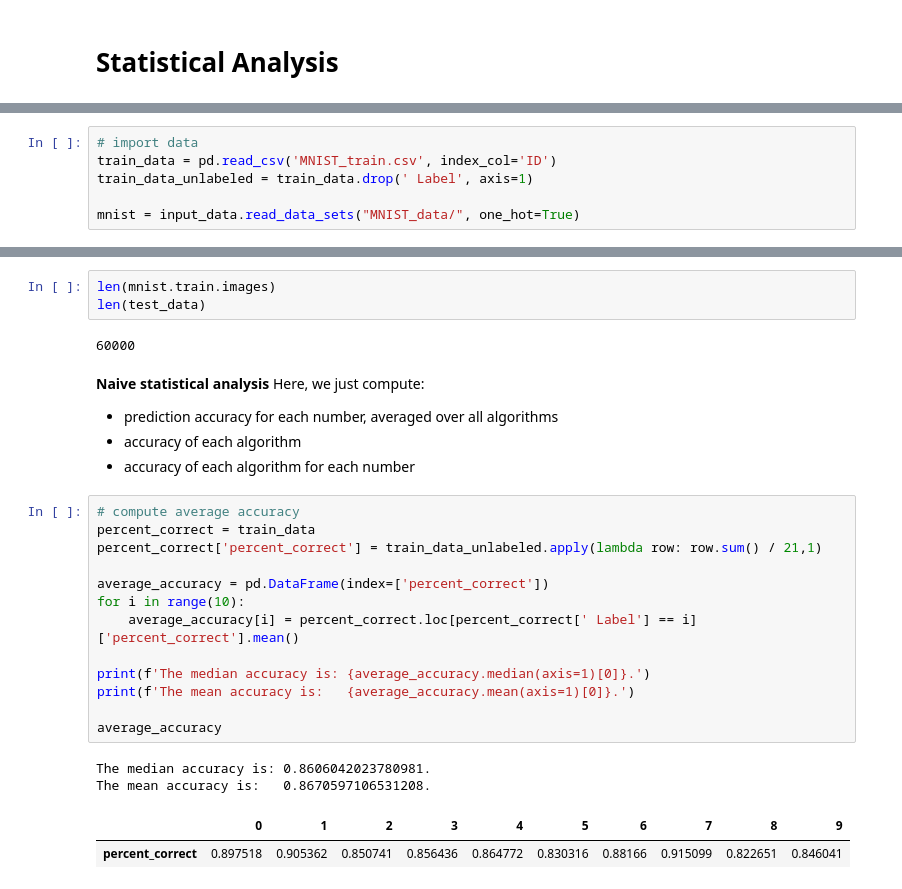
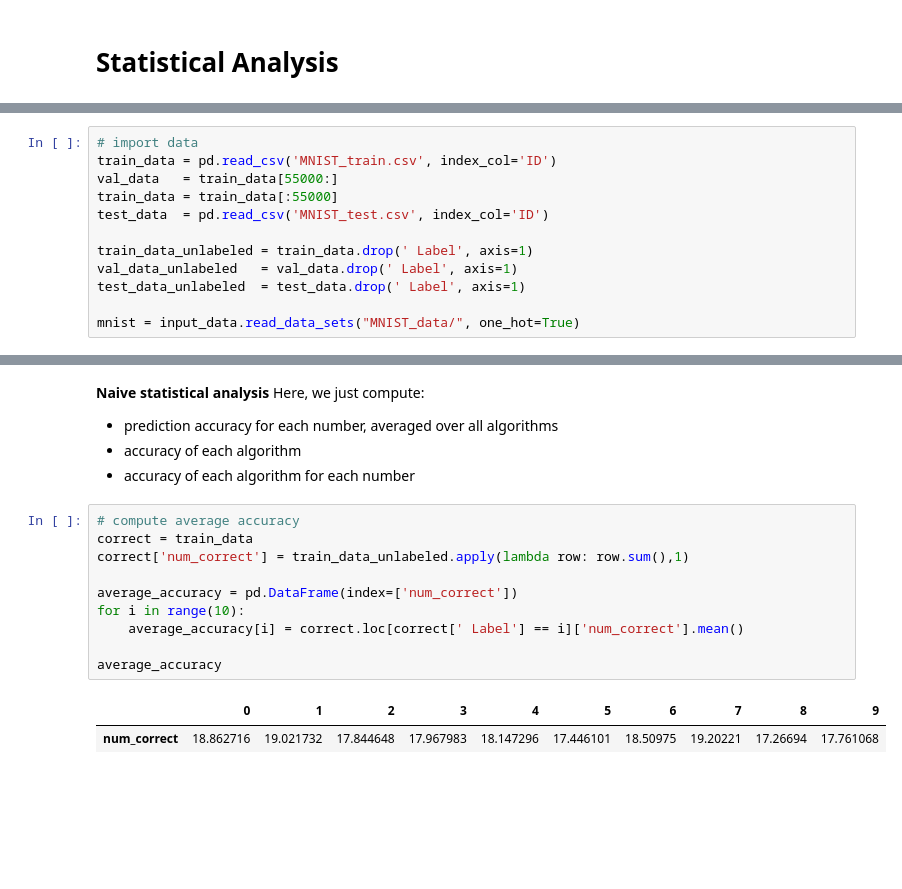
Before and after one commit to geelon/divhacks, a Jupyter notebook: analysis.ipynb, the cells around one changed output, grey strips where cells are left out. Saved outputs shown, nothing was run; the diff lists cells and outputs as text; blank space fills up the shorter version.

```diff
--- a/analysis.ipynb
+++ b/analysis.ipynb
@@ -7,7 +9,13 @@ from tensorflow.examples.tutorials.mnist import input_data
 # %%
 # import data
 train_data = pd.read_csv('MNIST_train.csv', index_col='ID')
+val_data   = train_data[55000:]
+train_data = train_data[:55000]
+test_data  = pd.read_csv('MNIST_test.csv', index_col='ID')
+
 train_data_unlabeled = train_data.drop(' Label', axis=1)
+val_data_unlabeled   = val_data.drop(' Label', axis=1)
+test_data_unlabeled  = test_data.drop(' Label', axis=1)
 
 mnist = input_data.read_data_sets("MNIST_data/", one_hot=True)
 # %% [output]
@@ -21,9 +25,4 @@ Successfully downloaded t10k-labels-idx1-ubyte.gz 4542 bytes.
 Extracting MNIST_data/t10k-labels-idx1-ubyte.gz
-# %%
-len(mnist.train.images)
-len(test_data)
-# %% [output]
-60000
 # %% [markdown]
 **Naive statistical analysis**
 Here, we just compute:
@@ -32,19 +31,14 @@ Here, we just compute:
 - accuracy of each algorithm for each number
 # %%
 # compute average accuracy
-percent_correct = train_data
-percent_correct['percent_correct'] = train_data_unlabeled.apply(lambda row: row.sum() / 21,1)
+correct = train_data
+correct['num_correct'] = train_data_unlabeled.apply(lambda row: row.sum(),1)
 
-average_accuracy = pd.DataFrame(index=['percent_correct'])
+average_accuracy = pd.DataFrame(index=['num_correct'])
 for i in range(10):
-    average_accuracy[i] = percent_correct.loc[percent_correct[' Label'] == i]['percent_correct'].mean()
-
-print(f'The median accuracy is: {average_accuracy.median(axis=1)[0]}.')
-print(f'The mean accuracy is:   {average_accuracy.mean(axis=1)[0]}.')
+    average_accuracy[i] = correct.loc[correct[' Label'] == i]['num_correct'].mean()
 
 average_accuracy
 # %% [output]
-The median accuracy is: 0.8606042023780981.
-The mean accuracy is:   0.8670597106531208.
 |  | 0 | 1 | 2 | 3 | 4 | 5 | 6 | 7 | 8 | 9 |
-| percent_correct | 0.897518 | 0.905362 | 0.850741 | 0.856436 | 0.864772 | 0.830316 | 0.88166 | 0.915099 | 0.822651 | 0.846041 |
+| num_correct | 18.862716 | 19.021732 | 17.844648 | 17.967983 | 18.147296 | 17.446101 | 18.50975 | 19.20221 | 17.26694 | 17.761068 |
```
Also changed, not shown: parts of 18 cells of this notebook.
